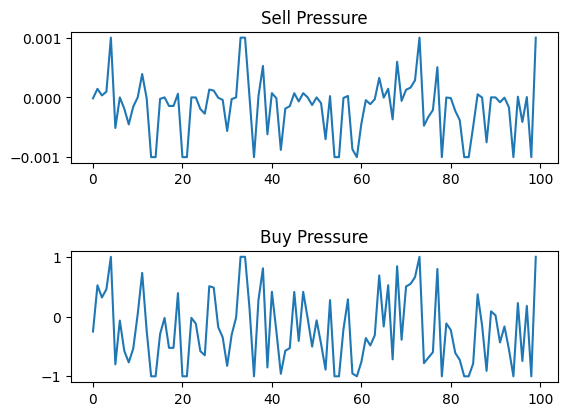
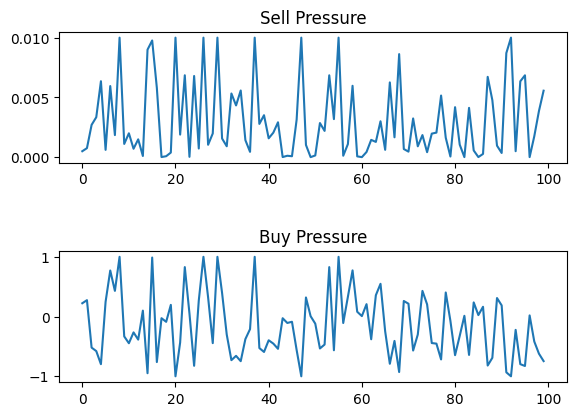
The notebook cell's code change between the first figure and the second:
--- before
+++ after
@@ -7,4 +7,2 @@
 plt.title("Buy Pressure")
 plt.tight_layout(pad=3.0)  # adds spacing
-
-plt.show()

Commit: Made the Momentum Agent and experimented to see the changess and then debugged the issues. Now content with where the behaviour of the Agents.